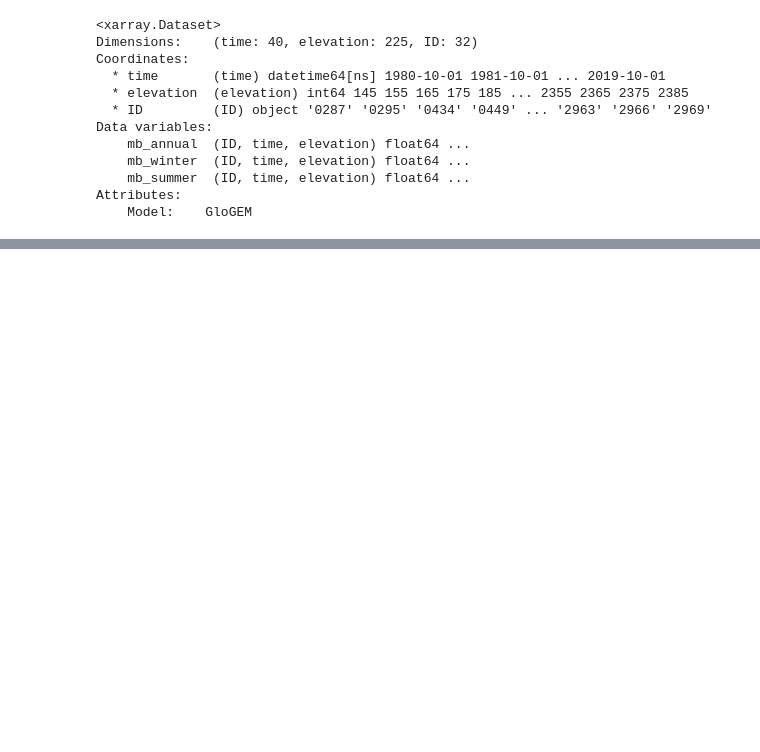
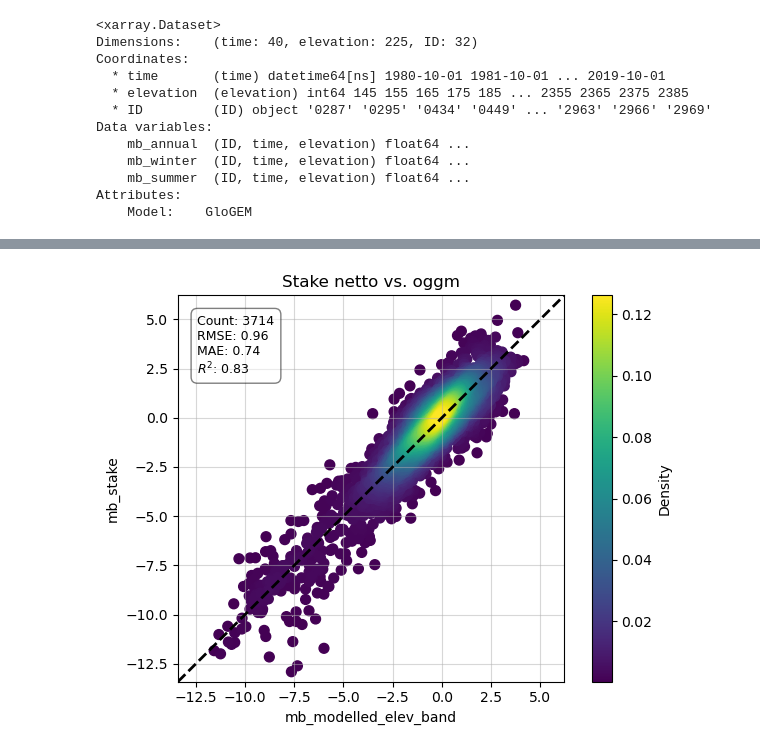
Before and after one commit to khsjursen/ML_MB_Norway, a Jupyter notebook: process_model_results.ipynb, the cells around one changed output, grey strips where cells are left out. Saved outputs shown, nothing was run; the diff lists cells and outputs as text; code cells hidden in the pictures; blank space fills up the shorter version.

Commit message:
compare modelled elevation band mb and stake mb

```diff
--- a/process_model_results.ipynb
+++ b/process_model_results.ipynb
@@ -1037,0 +1074,9 @@ Attributes:
+# %%
+# Compare observations for 32 glaciers. Compare for elevation bands and years, annual and sesonal.
+# For each elevation band mass balance, compare to mean observation for the elevation band, if more than one observation.
+
+glacier_data_annual['ID'] = glacier_data_annual['RGIID'].str[-4:] # Short form of RGIID
+glacier_data_winter['ID'] = glacier_data_winter['RGIID'].str[-4:] # Short form of RGIID
+glacier_data_summer['ID'] = glacier_data_summer['RGIID'].str[-4:] # Short form of RGIID
+
+#glacier_data_annual
@@ -1037,0 +1167,4 @@ Attributes:
+# %%
+glacier_data_annual['mb_glogem'] = get_modelled_mb(glacier_data_annual, ds_glogem_ann_seas_elev_band, 'mb_annual')
+glacier_data_annual['mb_pygem'] = get_modelled_mb(glacier_data_annual, ds_pygem_ann_seas_elev_band, 'mb_annual')
+glacier_data_annual['mb_oggm'] = get_modelled_mb(glacier_data_annual, ds_oggm_ann_seas_elev_band, 'mb_annual')
@@ -1037,0 +1398,4 @@ Attributes:
+# %%
+plot_point_modelled(glacier_data_annual, 'netto', 'oggm')
+# %% [output]
+[figure, added]
```
Also changed, not shown: parts of 23 cells of this notebook.
